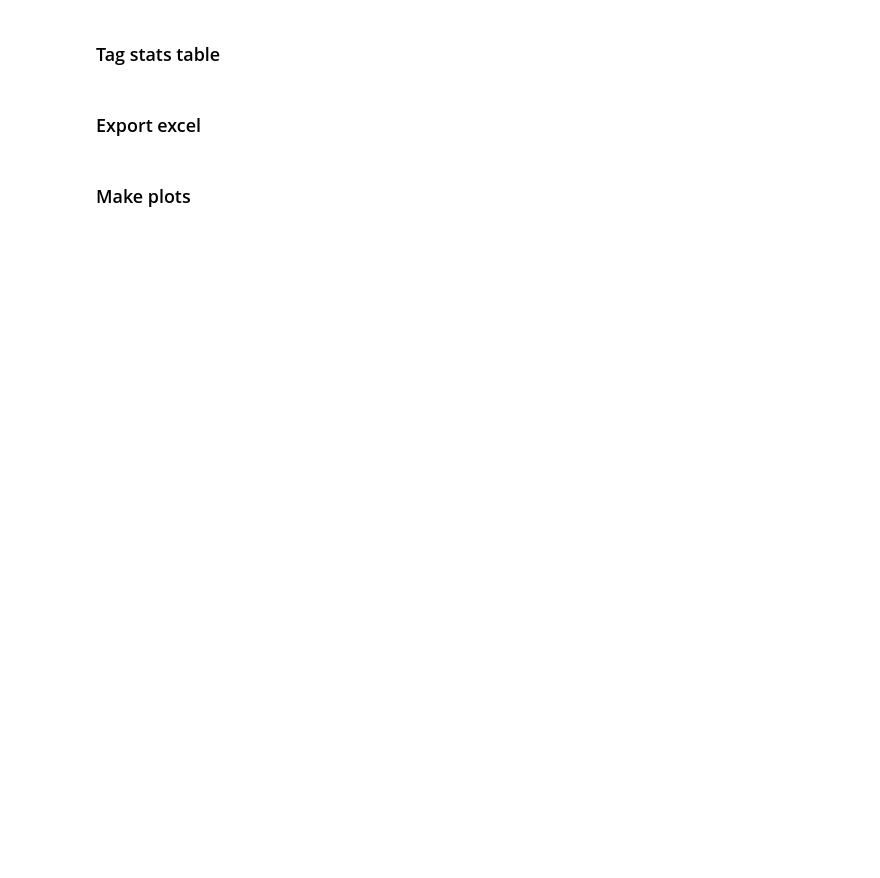
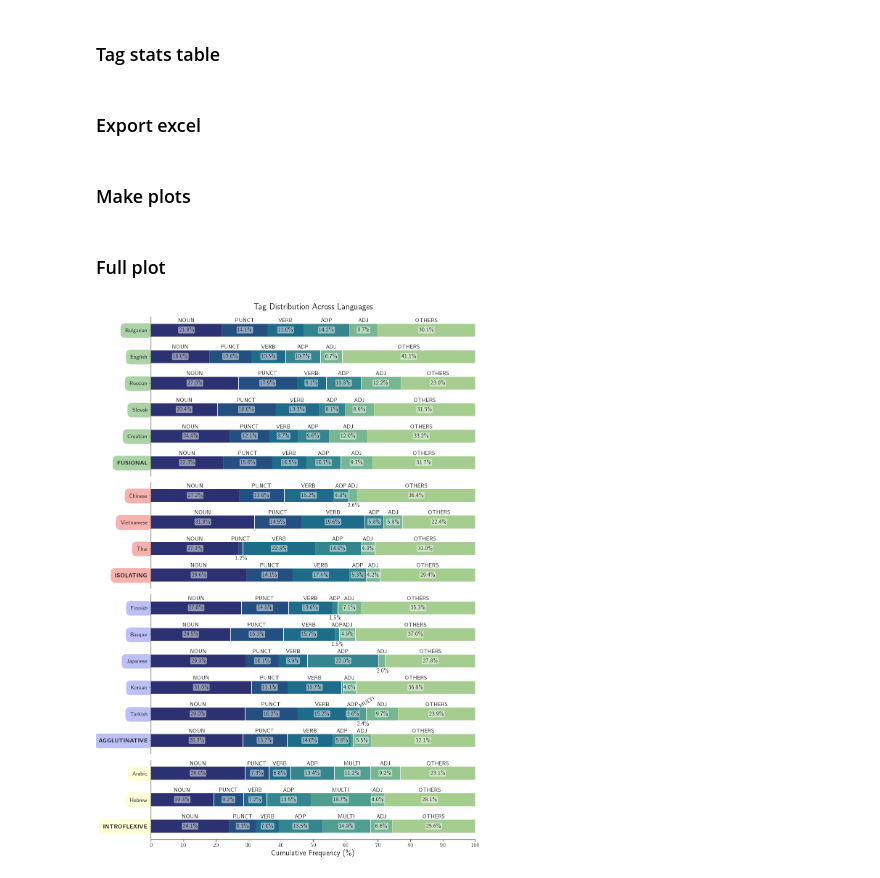
Before and after one commit to jerbarnes/typology_of_crosslingual, a Jupyter notebook: data_exploration/PoS_tags_distribution.ipynb, the cells around one changed output. Drawn from its saved outputs; the diff is of its cells as text; code cells hidden in the pictures; blank space fills up the shorter version.

Commit message:
Added code to create the full distribution plot

```diff
--- a/data_exploration/PoS_tags_distribution.ipynb
+++ b/data_exploration/PoS_tags_distribution.ipynb
@@ -219,3 +251,5 @@ for group in tqdm(tag_tables.keys()):
     group_tables = calculate_group_avg_tables(tag_tables[group])
     table_plot = make_plot_table(group_tables, 5)
     make_plot(table_plot, group, "tag_stats/plots/groups/")
+# %% [markdown]
+### Full plot
@@ -221,0 +293,50 @@ for group in tqdm(tag_tables.keys()):
+# %%
+totals = {}
+
+for file_path in glob.glob("tag_stats/tag_stats_*.xlsx"):
+    #group = re.search(r"_([a-z]+)\.", file_path).group(1).capitalize()
+    totals = {**totals, **retrieve_tag_data(file_path, "total")}
+# %%
+plot_table = make_plot_table(totals, 6, nested=False).rename(columns={col: col.upper() for col in ["Fusional",
+                                                                                                   "Isolating",
+                                                                                                   "Agglutinative",
+                                                                                                   "Introflexive"]})
+# %%
+sns.set()
+sns.set_style("ticks")
+plt.rc('xtick', labelsize=16)
+plt.rc('ytick', labelsize=16)
+plt.rc("axes", labelsize=16)
+plt.rcParams["text.usetex"] = True
+# %%
+colors = ["#95c78f", "#f79d97", "#abaff5", "#fffecc"]
+colors = np.array([[int(hex_code[1:][i:i+2], 16) for i in (0, 2, 4)] + [200] for hex_code in colors]) / 255
+
+f, ax = plt.subplots(4, sharex="row", gridspec_kw={'height_ratios': [6, 4, 6, 3]}, figsize=(16, 20))
+plt.subplots_adjust(bottom=0, top=1, hspace=0.05)
+
+df1 = plot_table.loc[:, ["Tag"] + ["Bulgarian", "English", "Russian", "Slovak", "Croatian", "FUSIONAL"][::-1]]
+df2 = plot_table.loc[:, ["Tag"] + ["Chinese", "Vietnamese", "Thai", "ISOLATING"][::-1]]
+df3 = plot_table.loc[:, ["Tag"] + ["Finnish", "Basque", "Japanese", "Korean", "Turkish", "AGGLUTINATIVE"][::-1]]
+df4 = plot_table.loc[:, ["Tag"] + ["Arabic", "Hebrew", "INTROFLEXIVE"][::-1]]
+dfs = [df1, df2, df3, df4]
+
+for i, df in enumerate(dfs):
+    make_plot(df, "none", "", ax=ax[i], width=0.5, use_tex=True, labels_dy=-0.02)
+    if i < len(dfs) - 1:
+        ax[i].set_xticks([])
+    sns.despine(ax=ax[i], bottom=True)
+    group_name = ax[i].yaxis.get_ticklabels()[0]
+    group_name.set_text(r"\textbf{" + group_name.get_text() + "}")
+    for label in ax[i].yaxis.get_ticklabels():
+        label.set_bbox(dict(boxstyle="round,pad=0.85",
+                                 fc=colors[i]))
+    ax[i].set_yticklabels([group_name] + ax[i].yaxis.get_ticklabels()[1:])
+
+sns.despine(ax=ax[-1])
+ax[-1].set_xlabel("Cumulative Frequency (\%)", fontsize=22)
+ax[0].set_title("Tag Distribution Across Languages", fontsize=24, pad=20)
+
+f.savefig("plots/pos_tags_full_plot.png", dpi=400, bbox_inches="tight")
+# %% [output]
+[figure, added]
```
Also changed, not shown: parts of 8 cells of this notebook.
